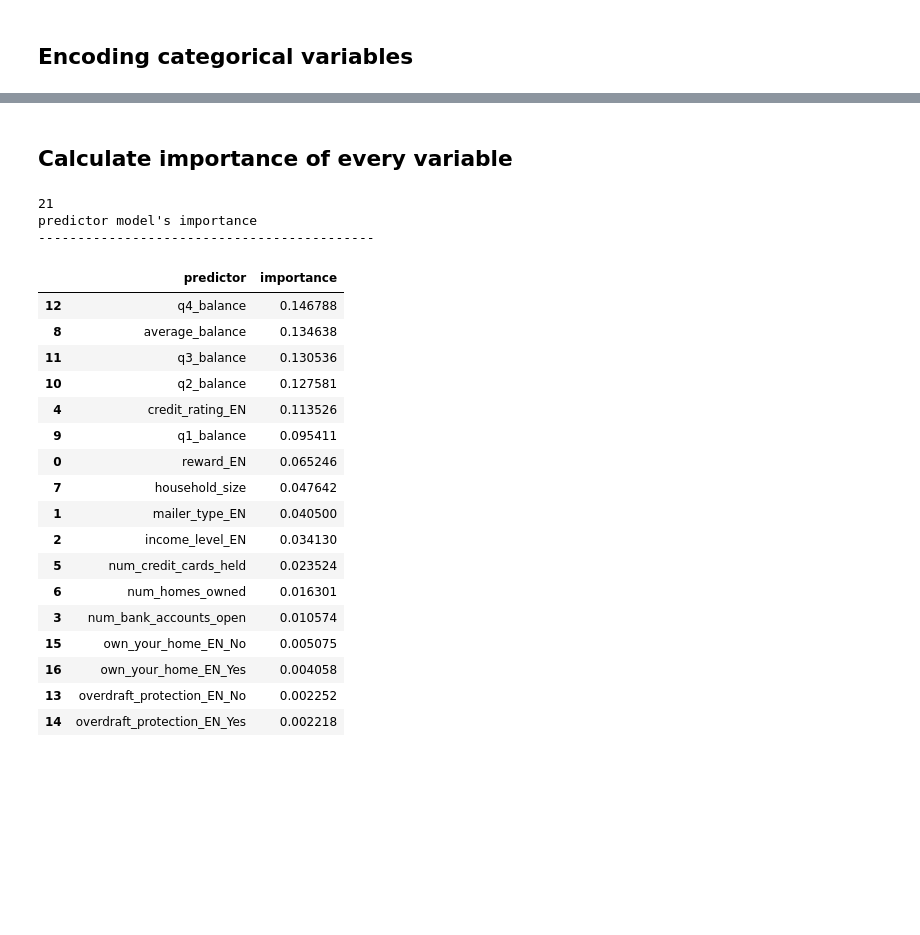
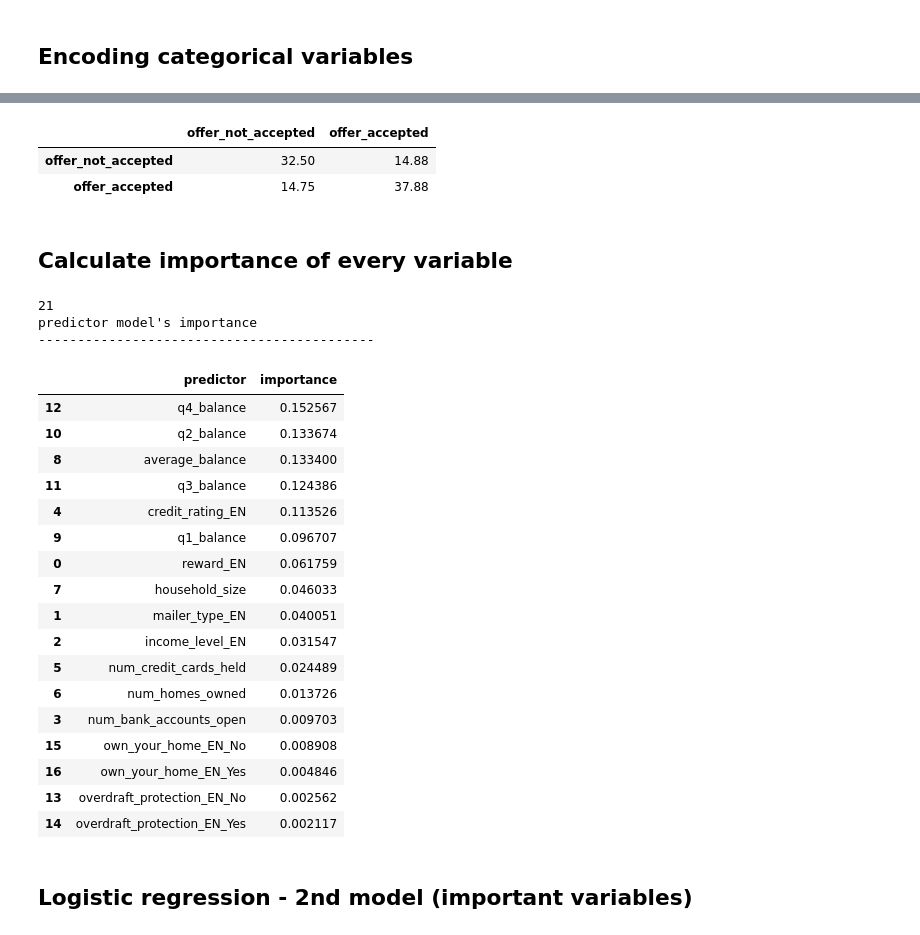
Before and after one commit to ferseguias/ccm_classification, a Jupyter notebook: lab-classification_balance2000.ipynb, the cells around one changed output, grey strips where cells are left out. Saved outputs shown, nothing was run; the diff lists cells and outputs as text; code cells hidden in the pictures; blank space fills up the shorter version.

```diff
--- a/lab-classification.ipynb
+++ b/lab-classification_balance2000.ipynb
@@ -404,4 +384,20 @@ def ordinal_encoder(orden, df, col):
 # %%
+#category tp numerical for prediction models
+df[['num_bank_accounts_open', 'num_credit_cards_held', 'num_homes_owned', 'household_size']] = df[['num_bank_accounts_open', 'num_credit_cards_held', 'num_homes_owned', 'household_size']].astype('int64')
+
+#category order for prediction models
+order_offer_accepted = ['No', 'Yes']
+order_reward = ['Cash Back', 'Points', 'Air Miles']
+orden_mail_typer = ["Letter", "Postcard"]
+orden_income_level = ["High", "Medium", "Low"] #it has this order because the lower it is, the more likely it is to accept the offer
+orden_credit_rating = ["High", "Medium", "Low"] #it has this order because the lower it is, the more likely it is to accept the offer
+
+def ordinal_encoder(orden, df, col):
+    ordinal = OrdinalEncoder(categories = [orden], dtype = int)
+    transformed_oe = ordinal.fit_transform(df[[col]])
+    df[col] = transformed_oe
+    return df
+
 df = ordinal_encoder(order_offer_accepted, df, "offer_accepted")
 df = ordinal_encoder(order_reward, df, "reward")
 df = ordinal_encoder(orden_mail_typer, df, "mailer_type")
@@ -410,8 +406,9 @@ df = ordinal_encoder(orden_credit_rating, df, "credit_rating")
 columns_enc = ['offer_accepted_EN', 'mailer_type_EN', 'income_leve_ENl', 'credit_rating_EN']
 df = df.rename(columns = {'offer_accepted': 'offer_accepted_EN', 'reward': 'reward_EN', 'mailer_type': 'mailer_type_EN', 'income_level': 'income_level_EN', 'credit_rating': 'credit_rating_EN'})
 
+#dummies for nominal variables
 dummies = pd.get_dummies(df[["overdraft_protection", 'own_your_home']], prefix_sep = "_", prefix = ["overdraft_protection_EN", 'own_your_home_EN'], dtype = int)
 df = pd.concat([df, dummies], axis = 1).drop(["overdraft_protection", 'own_your_home'], axis = 1)
-df.head()
+df
 # %% [output]
 |  | offer_accepted_EN | reward_EN | mailer_type_EN | income_level_EN | num_bank_accounts_open | credit_rating_EN | ... |
@@ -499,43 +502,48 @@ pd.DataFrame(confision_matrix_ex, index=['real_0_no', 'real_1_yes'])
+# %%
+#confusion matrix
+log_matrix_1 = matrix(y_test, y_test_predict, y_test.shape[0])
+log_matrix_1
+# %% [output]
+|  | offer_not_accepted | offer_accepted |
+| offer_not_accepted | 32.50 | 14.88 |
+| offer_accepted | 14.75 | 37.88 |
 # %% [markdown]
 ## Calculate importance of every variable
 # %%
 #importance of variables
 regressor = DecisionTreeRegressor(random_state = 0)
 regressor.fit(X_train, y_train)
 max_features = np.sqrt(len(X_train.columns))
 max_features
 print(regressor.tree_.max_depth)
 y_pred_test_dt = regressor.predict(X_test)
 y_pred_train_dt = regressor.predict(X_train)
-
-predictors_importance = pd.DataFrame(
-                            {'predictor': X_train.columns,
-                             'importance': regressor.feature_importances_}
-                            )
-
+predictors_importance = pd.DataFrame({'predictor': X_train.columns, 'importance': regressor.feature_importances_})
 predictors_importance.sort_values( ascending=False, by= "importance", inplace=True)
 print("predictor model's importance")
 print("-------------------------------------------")
 predictors_importance
 # %% [output]
 21
 predictor model's importance
 -------------------------------------------
 |  | predictor | importance |
-| 12 | q4_balance | 0.146788 |
-| 8 | average_balance | 0.134638 |
-| 11 | q3_balance | 0.130536 |
-| 10 | q2_balance | 0.127581 |
+| 12 | q4_balance | 0.152567 |
+| 10 | q2_balance | 0.133674 |
+| 8 | average_balance | 0.133400 |
+| 11 | q3_balance | 0.124386 |
 | 4 | credit_rating_EN | 0.113526 |
-| 9 | q1_balance | 0.095411 |
-| 0 | reward_EN | 0.065246 |
-| 7 | household_size | 0.047642 |
-| 1 | mailer_type_EN | 0.040500 |
-| 2 | income_level_EN | 0.034130 |
-| 5 | num_credit_cards_held | 0.023524 |
-| 6 | num_homes_owned | 0.016301 |
-| 3 | num_bank_accounts_open | 0.010574 |
-| 15 | own_your_home_EN_No | 0.005075 |
-| 16 | own_your_home_EN_Yes | 0.004058 |
-| 13 | overdraft_protection_EN_No | 0.002252 |
-| 14 | overdraft_protection_EN_Yes | 0.002218 |
+| 9 | q1_balance | 0.096707 |
+| 0 | reward_EN | 0.061759 |
+| 7 | household_size | 0.046033 |
+| 1 | mailer_type_EN | 0.040051 |
+| 2 | income_level_EN | 0.031547 |
+| 5 | num_credit_cards_held | 0.024489 |
+| 6 | num_homes_owned | 0.013726 |
+| 3 | num_bank_accounts_open | 0.009703 |
+| 15 | own_your_home_EN_No | 0.008908 |
+| 16 | own_your_home_EN_Yes | 0.004846 |
+| 13 | overdraft_protection_EN_No | 0.002562 |
+| 14 | overdraft_protection_EN_Yes | 0.002117 |
+# %% [markdown]
+## Logistic regression - 2nd model (important variables)
```
Also changed, not shown: parts of 34 cells of this notebook, 3 other files.
